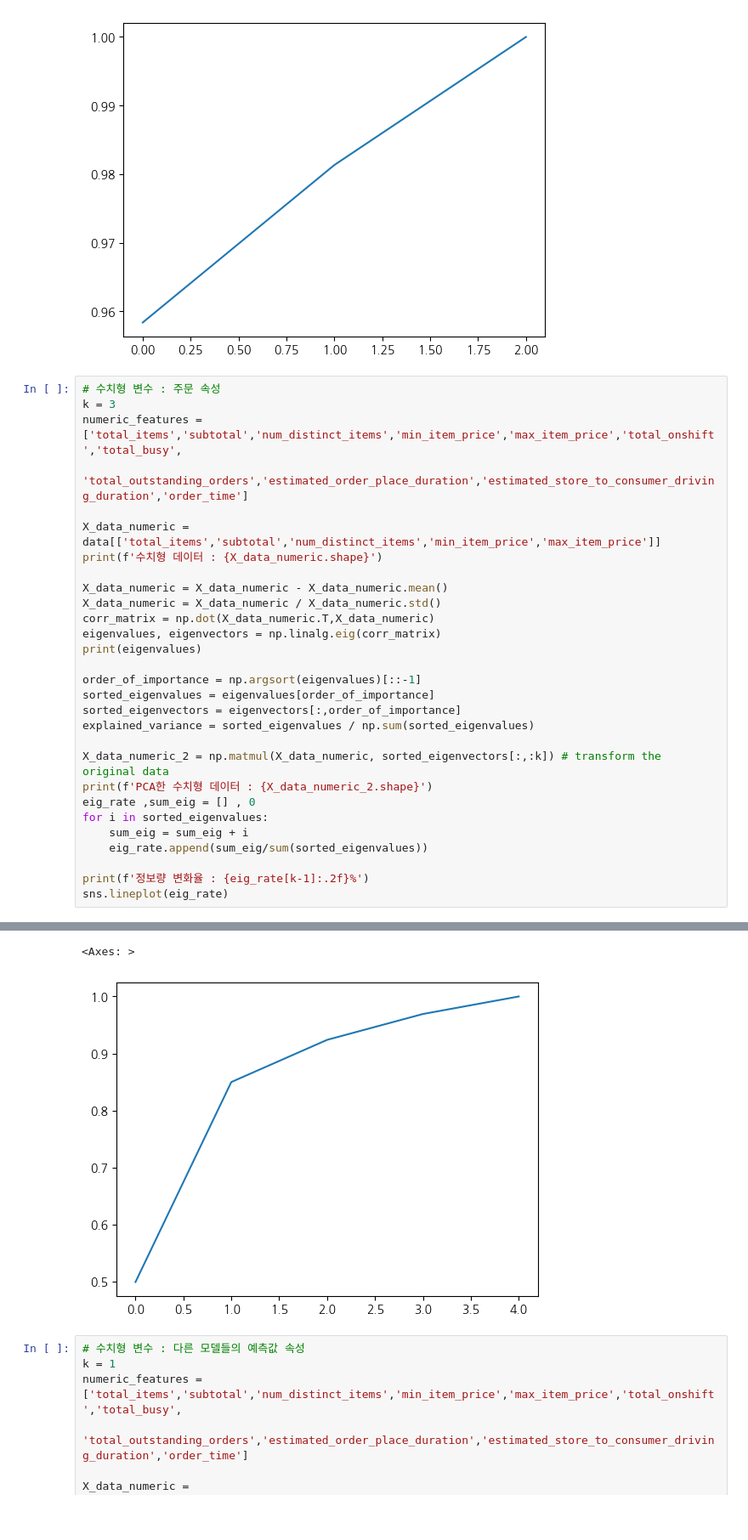
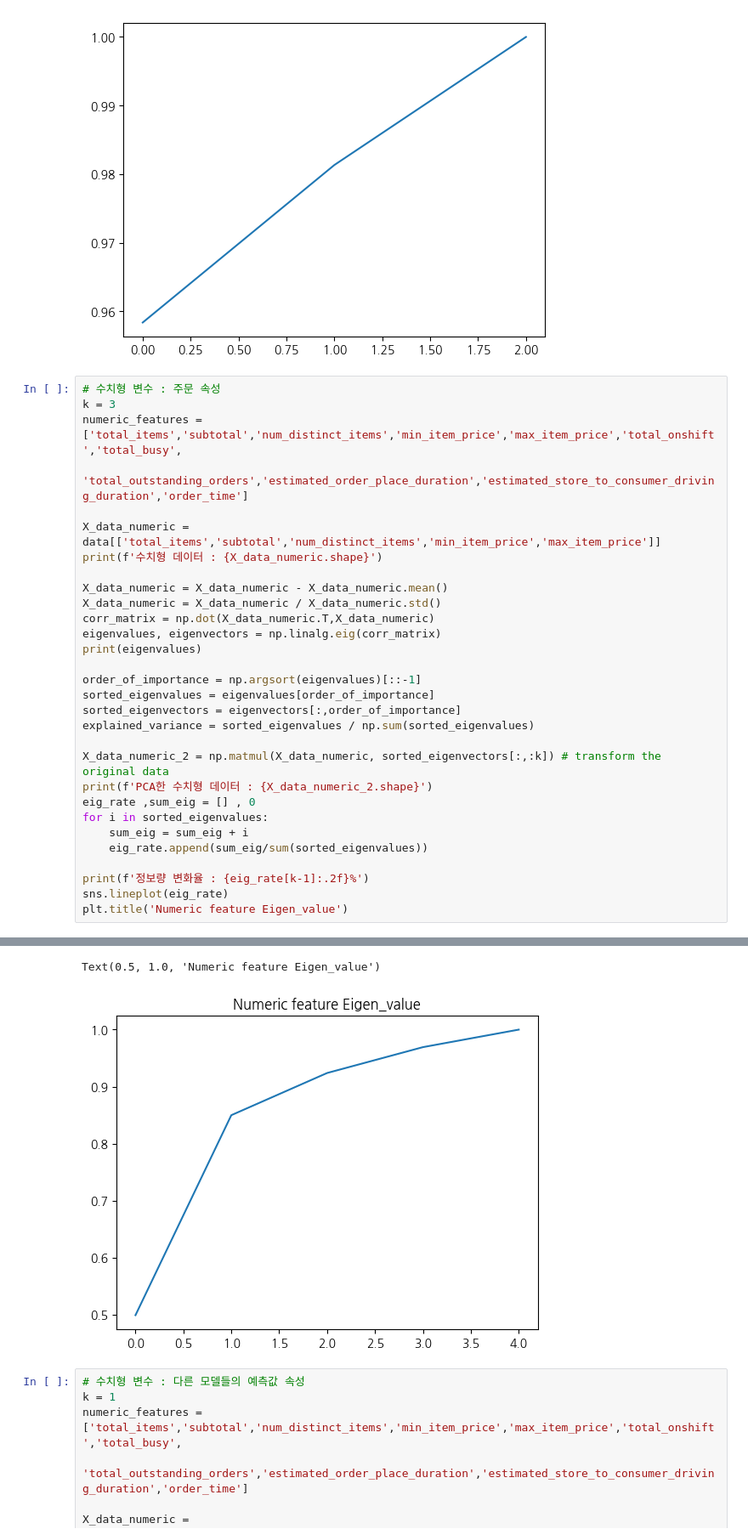
Before and after one commit to mindang/KDT-AI-Assinment, a Jupyter notebook: week7_Assignment/PCA_test_with_Embedding.ipynb, the cells around one changed output, grey strips where cells are left out. Shown at 85% size. Drawn from its saved outputs; the diff is of its cells as text; blank space fills up the shorter version.

```diff
--- a/week7_Assignment/PCA_test_with_Embedding.ipynb
+++ b/week7_Assignment/PCA_test_with_Embedding.ipynb
@@ -151,35 +151,36 @@ numeric_features = ['total_items','subtotal','num_distinct_items','min_item_pric
 
 X_data_numeric = data[['total_items','subtotal','num_distinct_items','min_item_price','max_item_price']]
 print(f'수치형 데이터 : {X_data_numeric.shape}')
 
 X_data_numeric = X_data_numeric - X_data_numeric.mean()
 X_data_numeric = X_data_numeric / X_data_numeric.std()
 corr_matrix = np.dot(X_data_numeric.T,X_data_numeric)
 eigenvalues, eigenvectors = np.linalg.eig(corr_matrix)
 print(eigenvalues)
 
 order_of_importance = np.argsort(eigenvalues)[::-1]
 sorted_eigenvalues = eigenvalues[order_of_importance]
 sorted_eigenvectors = eigenvectors[:,order_of_importance]
 explained_variance = sorted_eigenvalues / np.sum(sorted_eigenvalues)
 
 X_data_numeric_2 = np.matmul(X_data_numeric, sorted_eigenvectors[:,:k]) # transform the original data
 print(f'PCA한 수치형 데이터 : {X_data_numeric_2.shape}')
 eig_rate ,sum_eig = [] , 0
 for i in sorted_eigenvalues:
     sum_eig = sum_eig + i
     eig_rate.append(sum_eig/sum(sorted_eigenvalues))
 
 print(f'정보량 변화율 : {eig_rate[k-1]:.2f}%')
 sns.lineplot(eig_rate)
+plt.title('Numeric feature Eigen_value')
 # %% [output]
 수치형 데이터 : (175606, 5)
 [438048.6487279  308141.34724571  65005.34452187  39839.57147798
   26990.08802654]
 PCA한 수치형 데이터 : (175606, 3)
 정보량 변화율 : 0.92%
-<Axes: >
+Text(0.5, 1.0, 'Numeric feature Eigen_value')
-[figure, old version]
+[figure, new version]
 # %%
 # 수치형 변수 : 다른 모델들의 예측값 속성
 k = 1
```
Also changed, not shown: parts of 10 cells of this notebook, 10 other files.
